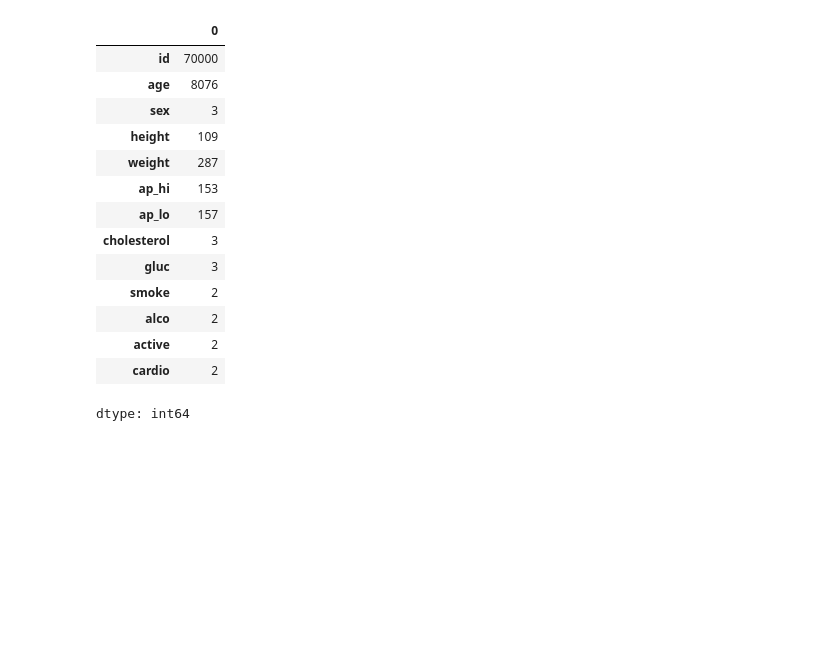
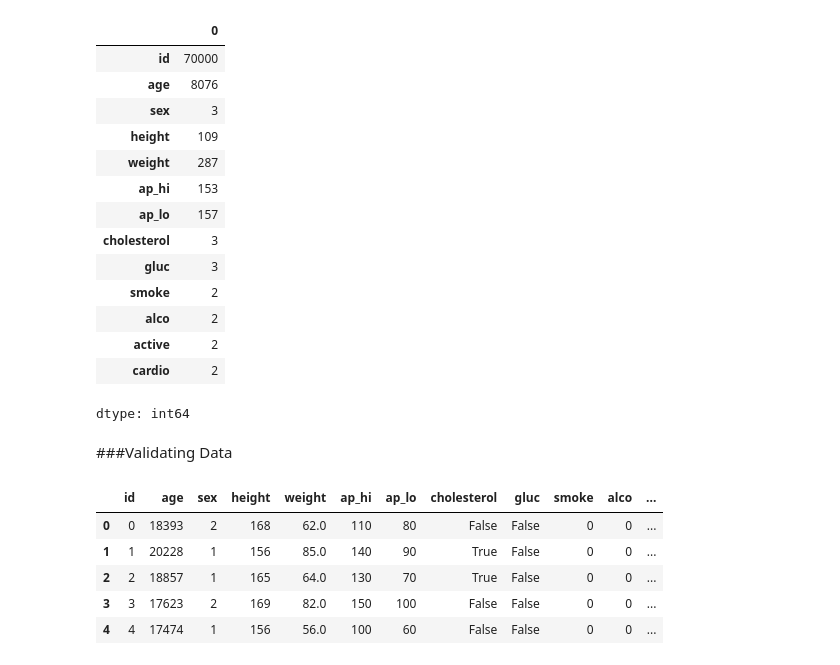
Before and after one commit to Ganushkevych/Medical_Data_Visualizer, a Jupyter notebook: Medical_Data_Visualizer.ipynb, the cells around one changed output. Cells and saved outputs as stored; diff of their text form; code cells hidden in the pictures; blank space fills up the shorter version.

```diff
--- a/Medical_Data_Visualizer.ipynb
+++ b/Medical_Data_Visualizer.ipynb
@@ -69,3 +71,19 @@ data.nunique()
 | active | 2 |
 | cardio | 2 |
 dtype: int64
+# %% [markdown]
+###Validating Data
+# %%
+data['overweight'] = (data['weight'] / (data['height'] / 100)**2) > 25
+data['cholesterol'] = data['cholesterol'] != 1
+data['gluc'] = data['gluc'] != 1
+data['inactive'] = data['active'] != 1
+data = data.drop('active', axis=1)
+data.head()
+# %% [output]
+|  | id | age | sex | height | weight | ap_hi | ap_lo | cholesterol | gluc | smoke | alco | ... |
+| 0 | 0 | 18393 | 2 | 168 | 62.0 | 110 | 80 | False | False | 0 | 0 | ... |
+| 1 | 1 | 20228 | 1 | 156 | 85.0 | 140 | 90 | True | False | 0 | 0 | ... |
+| 2 | 2 | 18857 | 1 | 165 | 64.0 | 130 | 70 | True | False | 0 | 0 | ... |
+| 3 | 3 | 17623 | 2 | 169 | 82.0 | 150 | 100 | False | False | 0 | 0 | ... |
+| 4 | 4 | 17474 | 1 | 156 | 56.0 | 100 | 60 | False | False | 0 | 0 | ... |
```
Also changed, not shown: parts of 7 cells of this notebook.
